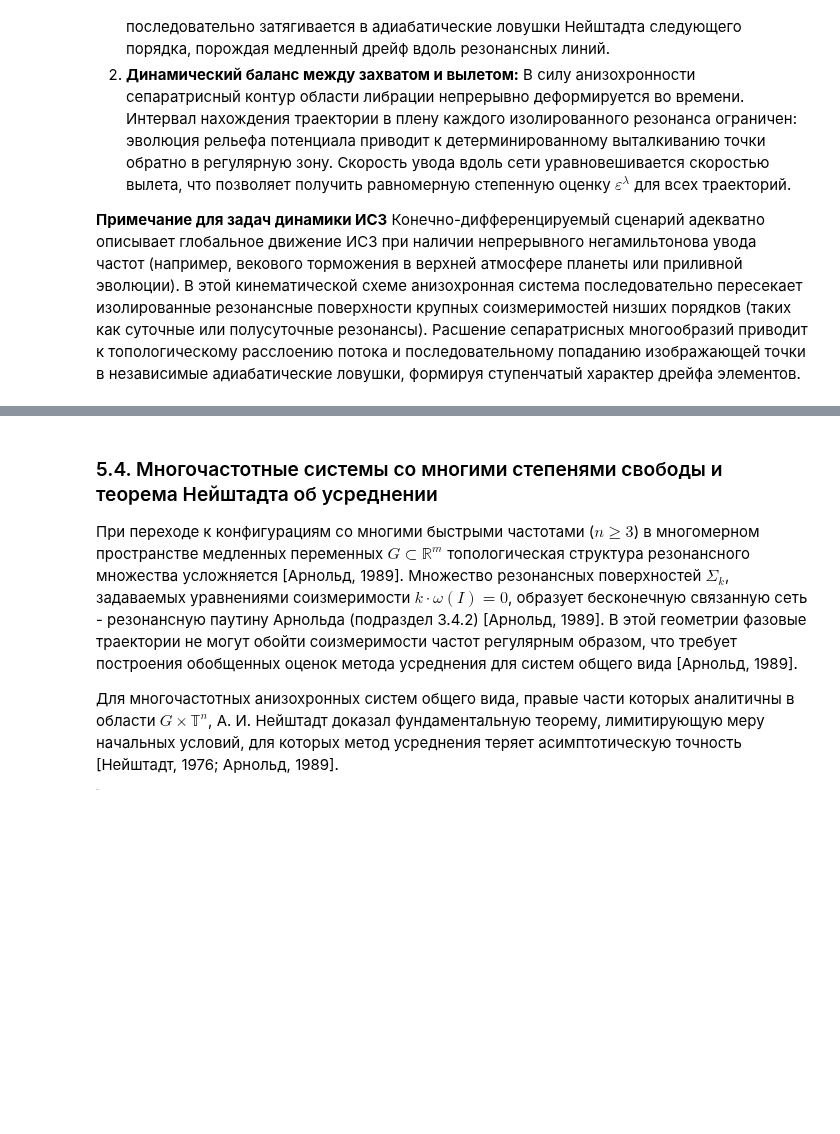
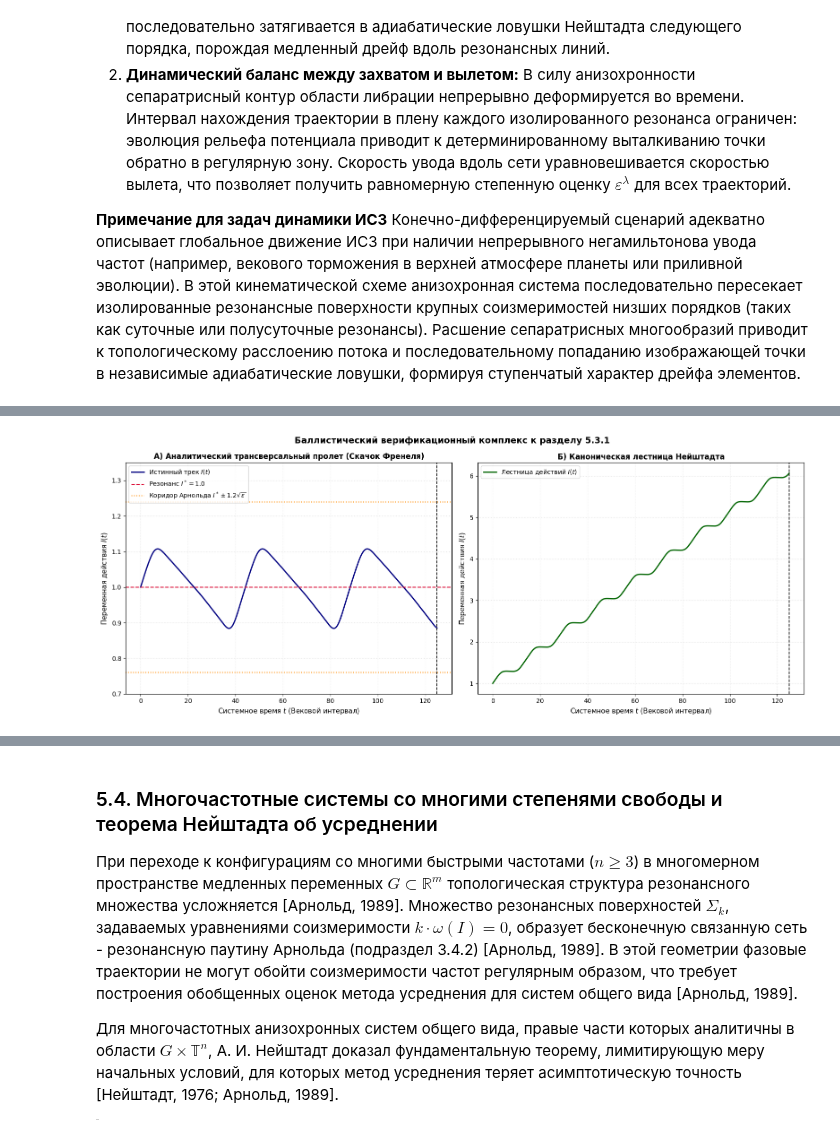
Before and after one commit to DPritykin/nonlinear-dynamics, a Jupyter notebook: Asymtotic Methods in Astrodynamics/A.7 Введение в теорию возмущений.ipynb, the cells around one changed output, grey strips where cells are left out. Saved outputs shown, nothing was run; the diff lists cells and outputs as text; code cells hidden in the pictures; blank space fills up the shorter version.

```diff
--- a/Asymtotic Methods in Astrodynamics/A.7 Введение в теорию возмущений.ipynb
+++ b/Asymtotic Methods in Astrodynamics/A.7 Введение в теорию возмущений.ipynb
@@ -1131 +1022,82 @@ run_global_resonance_transit_experiment_fixed()
+# %%
+import numpy as np
+import matplotlib.pyplot as plt
+from scipy.integrate import solve_ivp
+
+def run_arnold_resonance_examples_fixed():
+    # Настройка единых параметров векового масштаба времени Арнольда
+    eps = 0.04           # Малый параметр интенсивности возмущения (eps = 0.04)
+    alpha_drift = 0.165  # Скорость адиабатического дрейфа
+
+    # -------------------------------------------------------------------------
+    # МОДЕЛЬ А: Аналитический трансверсальный пролет (Скачок Френеля)
+    # -------------------------------------------------------------------------
+    # В правые части введена константа alpha_drift для увода действия,
+    # а экспонента e^{-I} вынесена за скобки
+    def exact_model_a(t, state):
+        I = float(state[0])
+        theta = float(state[1])
+
+        dI_dt = eps * (alpha_drift + np.cos(theta) + 0.3 * np.cos(2.0 * theta)) * np.exp(-I)
+        dtheta_dt = 3.0 * (I - 1.0)  # Точный резонанс на уровне I* = 1.0
+        return [dI_dt, dtheta_dt]
+
+    # Интервал интегрирования пролета: t in [0, 1/eps]
+    t_end = 5.0 / eps
+    t_eval = np.linspace(0, t_end, 5000)
+
+    # Интегрирование Модели А с DOP853 высокой точности
+    # Начальные условия: стартуем строго из резонансной щели I0 = 1.0
+    sol_a = solve_ivp(exact_model_a, (0, t_end), [1.0, 0.0], method='DOP853', t_eval=t_eval, rtol=1e-9, atol=1e-9)
+
+    # -------------------------------------------------------------------------
+    # МОДЕЛЬ Б: Каноническая лестница Нейштадта
+    # -------------------------------------------------------------------------
+    # Базовый уровень смещения частоты фазы синхронизирован с I* = 1.0
+    def exact_model_b(t, state):
+        I = float(state[0])
+        theta = float(state[1])
+
+        dI_dt = eps * (0.62 + np.cos(theta) + 0.45 * np.cos(2.0 * theta))
+        dtheta_dt = 4.0 * (I - 1.0) - alpha_drift * t
+        return [dI_dt, dtheta_dt]
+
+    # Интегрирование Модели Б
+    sol_b = solve_ivp(exact_model_b, (0, t_end), [1.0, 0.0], method='DOP853', t_eval=t_eval, rtol=1e-9, atol=1e-9)
+
+    # -------------------------------------------------------------------------
+    # ОТРИСОВКА ВЕРИФИКАЦИОННЫХ ПАНЕЛЕЙ СИМУЛЯТОРА
+    # -------------------------------------------------------------------------
+    fig, (ax1, ax2) = plt.subplots(1, 2, figsize=(16, 6.5), dpi=100)
+
+    # Панель 1: Скачок Френеля (Модель А)
+    ax1.plot(sol_a.t, sol_a.y[0, :], color='navy', linewidth=2.0, label=r'Истинный трек $I(t)$')
+    ax1.axhline(1.0, color='crimson', linestyle='--', linewidth=1.5, label=r'Резонанс $I^* = 1.0$')
+
+    # Отрисовка мажорирующих коридоров Арнольда [0.76, 1.24]
+    ax1.axhline(1.0 + 1.2 * np.sqrt(eps), color='darkorange', linestyle=':', label=r'Коридор Арнольда $I^* \pm 1.2\sqrt{\varepsilon}$')
+    ax1.axhline(1.0 - 1.2 * np.sqrt(eps), color='darkorange', linestyle=':')
+
+    ax1.set_title('А) Аналитический трансверсальный пролет (Скачок Френеля)', fontsize=12, fontweight='bold')
+    ax1.set_ylim(0.70, 1.35)
+
+    # Панель 2: Каноническая лестница Нейштадта (Модель Б)
+    ax2.plot(sol_b.t, sol_b.y[0, :], color='darkgreen', linewidth=2.0, label=r'Лестница действий $I(t)$')
+    ax2.set_title('Б) Каноническая лестница Нейштадта', fontsize=12, fontweight='bold')
+
+    for ax in [ax1, ax2]:
+        ax.set_xlabel('Системное время $t$ (Вековой интервал)', fontsize=11)
+        ax.set_ylabel('Переменная действия $I(t)$', fontsize=11)
+        ax.axvline(t_end, color='black', linestyle='--', linewidth=1.2)
+        ax.grid(True, linestyle=':', alpha=0.5)
+        ax.legend(loc='upper left', frameon=True)
+
+    plt.suptitle('Баллистический верификационный комплекс к разделу 5.3.1', fontsize=14, fontweight='bold', y=0.98)
+    plt.tight_layout()
+    plt.show()
+
+# Запуск исправленного вычислительного кода
+run_arnold_resonance_examples_fixed()
+# %% [output]
+[figure, added]
 # %% [markdown]
```
Also changed, not shown: parts of 3 cells of this notebook, 3 other files.
